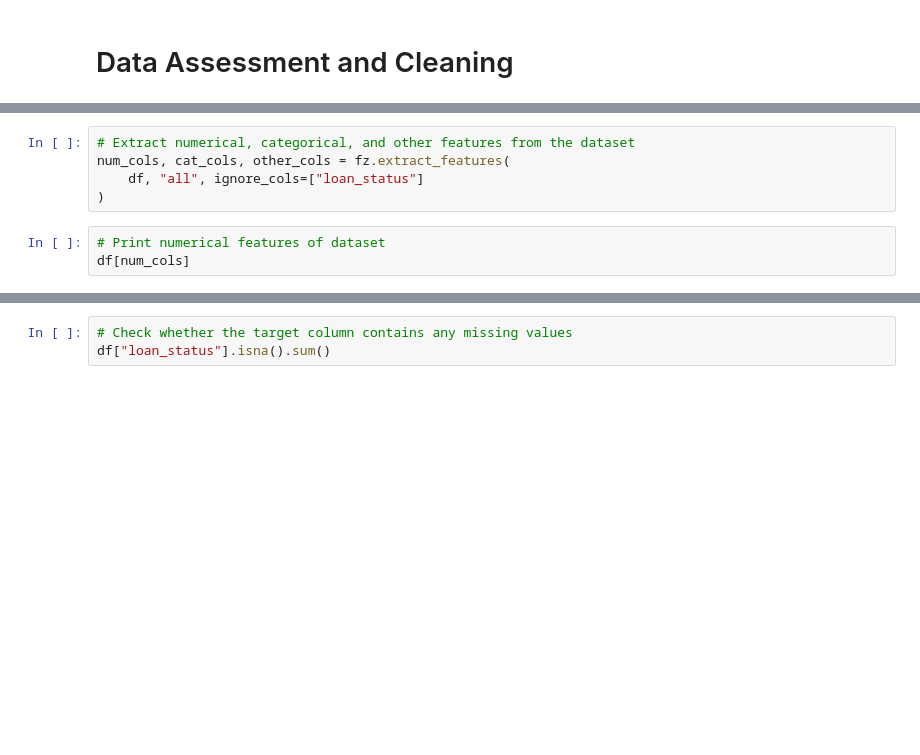
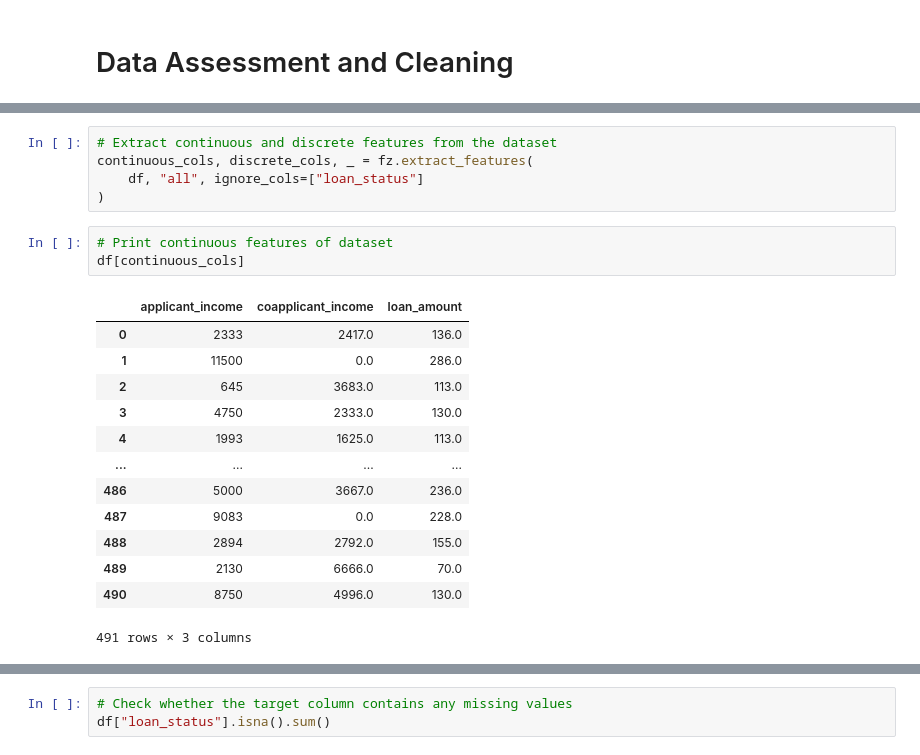
Before and after one commit to althaf-07/loan-sanction-prediction, a Jupyter notebook: notebooks/experimentation.ipynb, the cells around one changed output, grey strips where cells are left out. Drawn from its saved outputs; the diff is of its cells as text; blank space fills up the shorter version.

```diff
--- a/notebooks/experimentation.ipynb
+++ b/notebooks/experimentation.ipynb
@@ -112,9 +142,23 @@ df.info()
 # %%
-# Extract numerical, categorical, and other features from the dataset
-num_cols, cat_cols, other_cols = fz.extract_features(
+# Extract continuous and discrete features from the dataset
+continuous_cols, discrete_cols, _ = fz.extract_features(
     df, "all", ignore_cols=["loan_status"]
 )
 # %%
-# Print numerical features of dataset
-df[num_cols]
+# Print continuous features of dataset
+df[continuous_cols]
+# %% [output]
+|  | applicant_income | coapplicant_income | loan_amount |
+| 0 | 2333 | 2417.0 | 136.0 |
+| 1 | 11500 | 0.0 | 286.0 |
+| 2 | 645 | 3683.0 | 113.0 |
+| 3 | 4750 | 2333.0 | 130.0 |
+| 4 | 1993 | 1625.0 | 113.0 |
+| ... | ... | ... | ... |
+| 486 | 5000 | 3667.0 | 236.0 |
+| 487 | 9083 | 0.0 | 228.0 |
+| 488 | 2894 | 2792.0 | 155.0 |
+| 489 | 2130 | 6666.0 | 70.0 |
+| 490 | 8750 | 4996.0 | 130.0 |
+491 rows × 3 columns
 # %%
```
Also changed, not shown: parts of 69 cells of this notebook, 9 other files.
